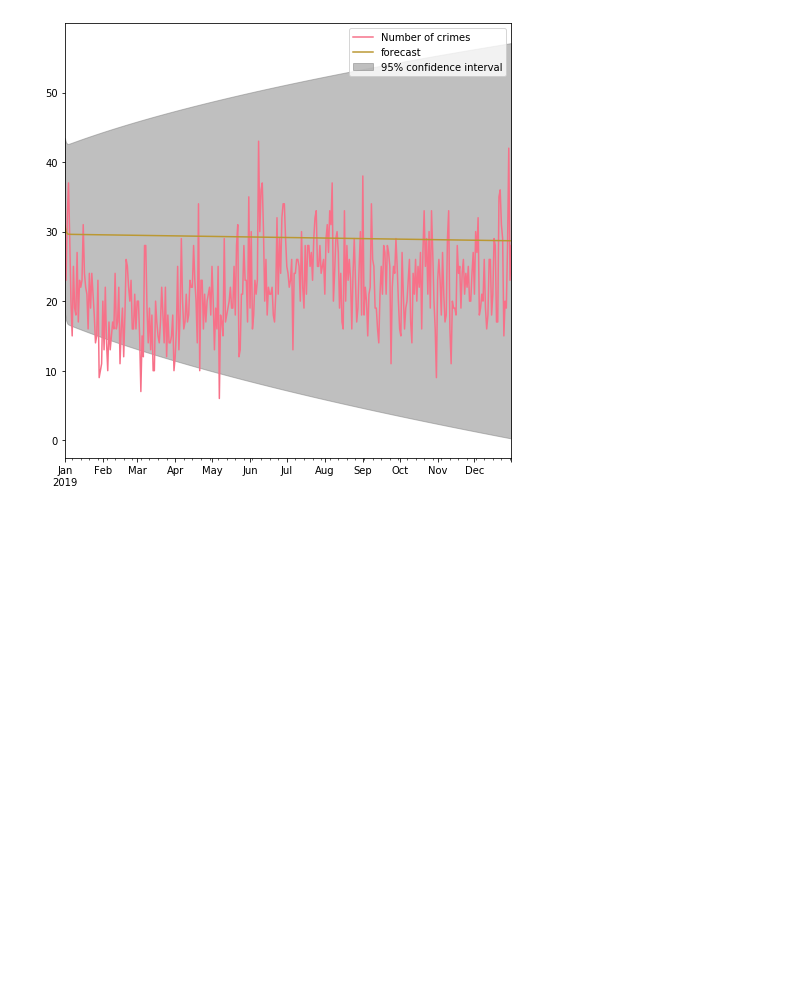
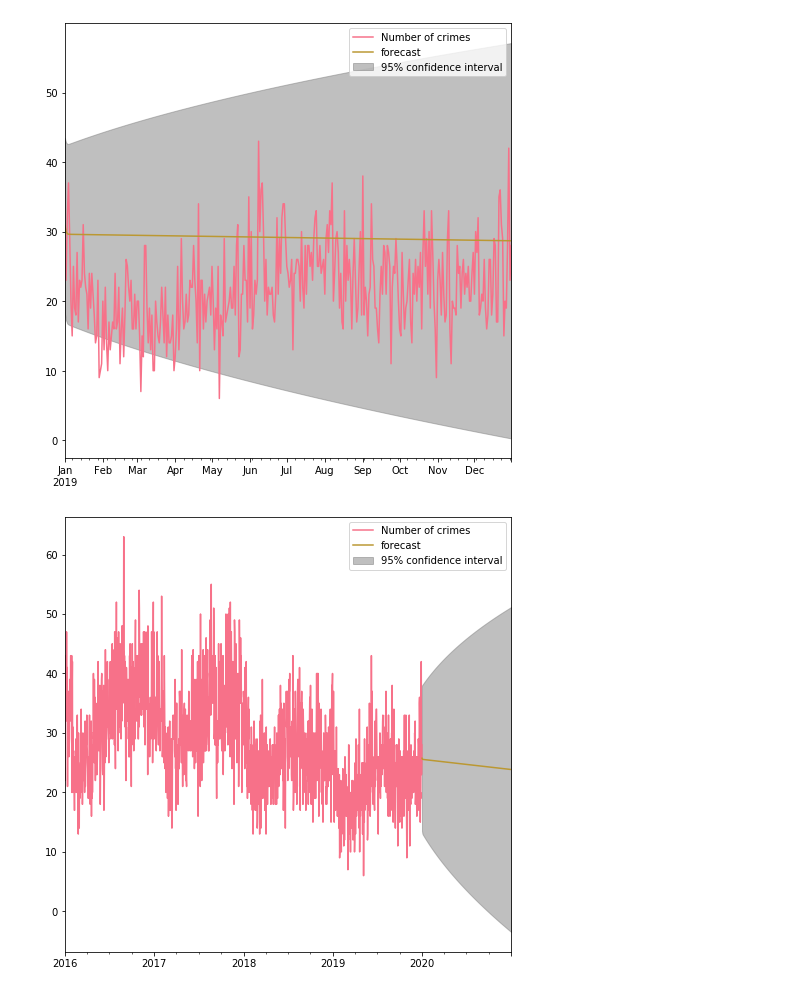
Before and after one commit to RuiyunHuang/Chicago_Crime_Analysis, a Jupyter notebook: Chicago_Crime.ipynb, the cells around one changed output. Drawn from its saved outputs; the diff is of its cells as text; code cells hidden in the pictures; blank space fills up the shorter version.

```diff
--- a/Chicago_Crime.ipynb
+++ b/Chicago_Crime.ipynb
@@ -426,3 +426,12 @@ fig = model.plot_predict('2019-01-01', '2019-12-31', dynamic=True, ax=ax, plot_i
 display()
 # %% [output]
 [figure]
+# %%
+model_1=ARIMA(train_crime_by_day, order=(2, 1, 1)).fit()
+# %%
+fig, ax = plt.subplots()
+ax = train_crime_by_day.plot(ax=ax)
+fig = model_1.plot_predict('2020-01-01', '2020-12-31', dynamic=True, ax=ax, plot_insample=False)
+display()
+# %% [output]
+[figure, added]
```
Also changed, not shown: parts of 1 cell of this notebook.
